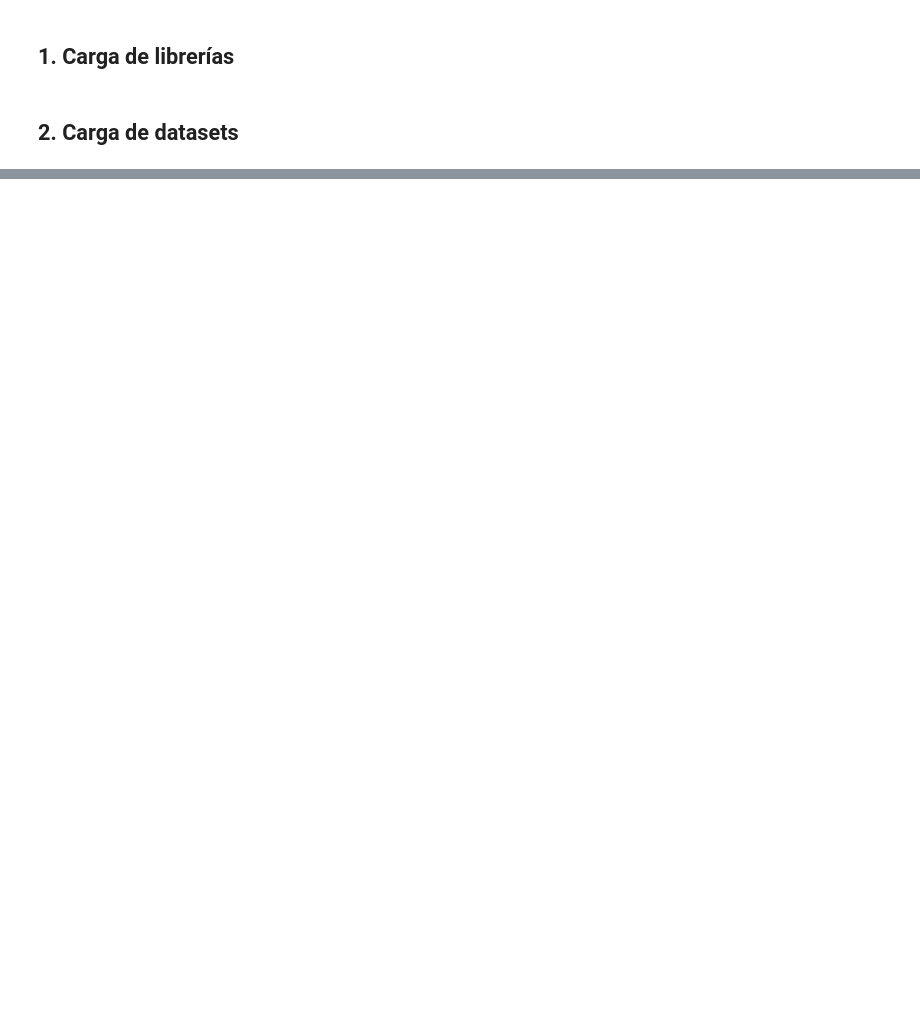
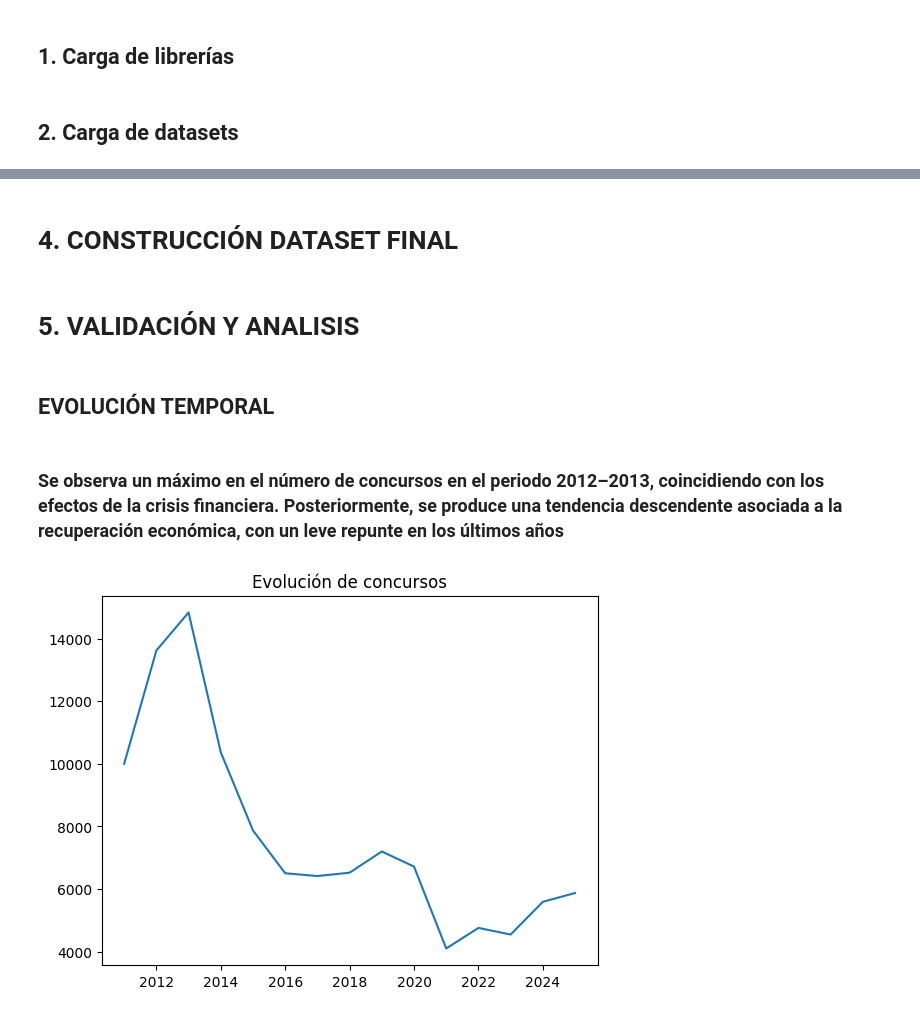
Before and after one commit to nataliaarranz/TFG, a Jupyter notebook: notebook/01_exploracion_datos.ipynb, the cells around one changed output, grey strips where cells are left out. Cells and saved outputs as stored; diff of their text form; code cells hidden in the pictures; blank space fills up the shorter version.

```diff
--- a/notebook/01_exploracion_datos.ipynb
+++ b/notebook/01_exploracion_datos.ipynb
@@ -103,0 +990,2 @@ mortalidad
+# %% [markdown]
+# 4. CONSTRUCCIÓN DATASET FINAL
@@ -103,0 +1057,15 @@ mortalidad
+# %% [markdown]
+# 5. VALIDACIÓN Y ANALISIS
+# %% [markdown]
+## EVOLUCIÓN TEMPORAL
+# %% [markdown]
+### Se observa un máximo en el número de concursos en el periodo 2012–2013, coincidiendo con los efectos de la crisis financiera. Posteriormente, se produce una tendencia descendente asociada a la recuperación económica, con un leve repunte en los últimos años
+# %%
+import matplotlib.pyplot as plt
+
+plt.figure()
+plt.plot(df_model["year"], df_model["concursos"])
+plt.title("Evolución de concursos")
+plt.show()
+# %% [output]
+[figure, added]
```
Also changed, not shown: parts of 55 cells of this notebook, 26 other files.
